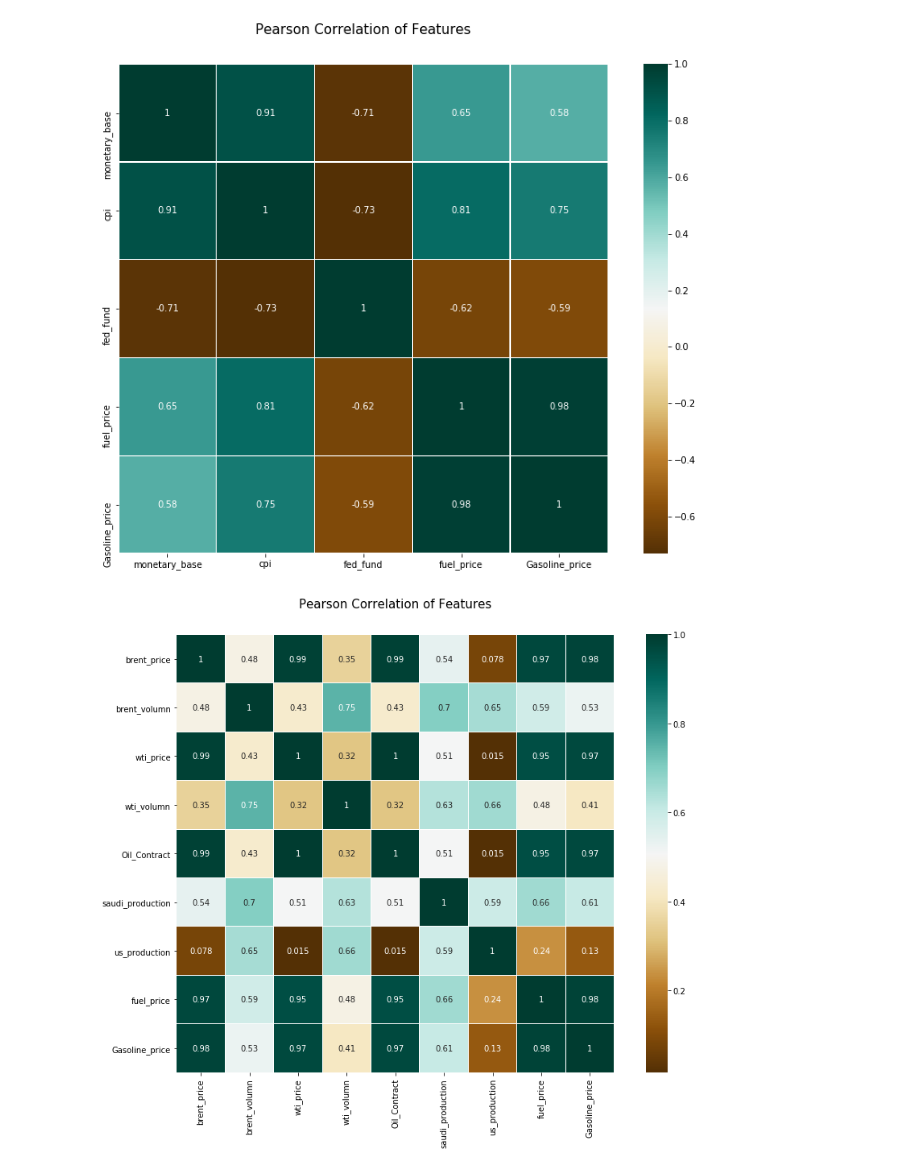
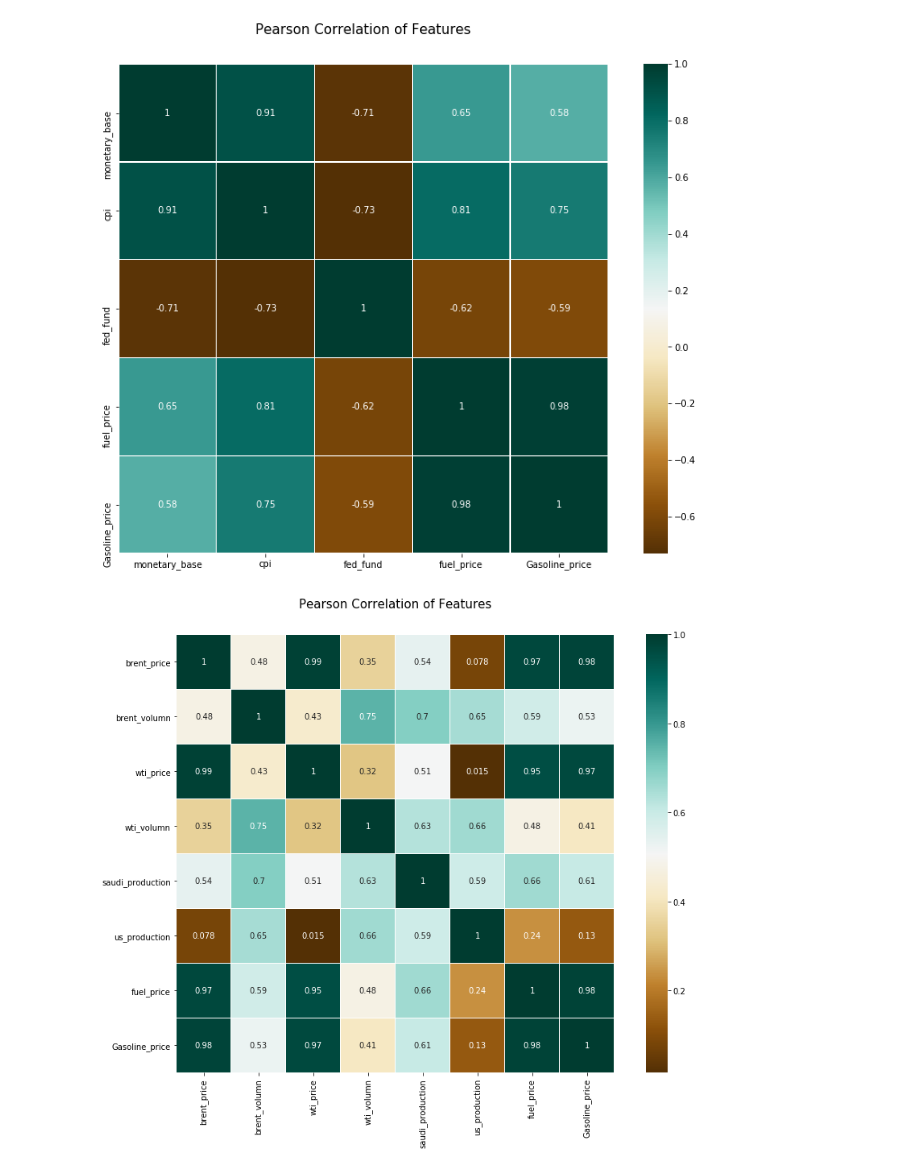
Before and after one commit to ILing82816/ds_oil_price_proj, a Jupyter notebook: data_eda.ipynb, the cells around one changed output. Saved outputs shown, nothing was run; the diff lists cells and outputs as text; code cells hidden in the pictures.

```diff
--- a/data_eda.ipynb
+++ b/data_eda.ipynb
@@ -2,8 +2,12 @@
 import pandas as pd
 import matplotlib.pyplot as plt
 import seaborn as sns
+import os
+# path
+path_prefix = 'D:/USA 2020 summer/Machine Learning/ds_oil_price_proj'
 # %%
-df = pd.read_csv('D:/USA 2020 summer/Machine Learning/ds_oil_price_proj/data/data_clean.csv')
+#Dataframe
+df = pd.read_csv(os.path.join(path_prefix, 'data/data_clean.csv'))
 df.head()
 # %% [output]
 |  | index | dj_price | dj_vloumn | sp_price | sp_vloumn | bond_1year | bond_5year | bond_10year | bond_30year | ... |
@@ -189,15 +174,14 @@ plt.show()
 # %% [output]
 [figure]
 # %%
-#oil price and production_target
+#oil price and production and petroleum correlation
 plt.figure(figsize=(14,10))
 plt.title('Pearson Correlation of Features', y=1.05, size=15)
-sns.heatmap(df[['brent_price', 'brent_volumn', 'wti_price', 'wti_volumn','Oil_Contract',
+sns.heatmap(df[['brent_price', 'brent_volumn', 'wti_price', 'wti_volumn',
                 'saudi_production', 'us_production','fuel_price',
                 'Gasoline_price']].corr(), cmap = "BrBG",
 linewidths=0.1, square=True, linecolor='white',
 annot=True)
-#plt.savefig('stock_bond_corr.png')
 plt.show()
 # %% [output]
-[figure, old version]
+[figure, new version]
```
Also changed, not shown: parts of 18 cells of this notebook, 5 other files.
